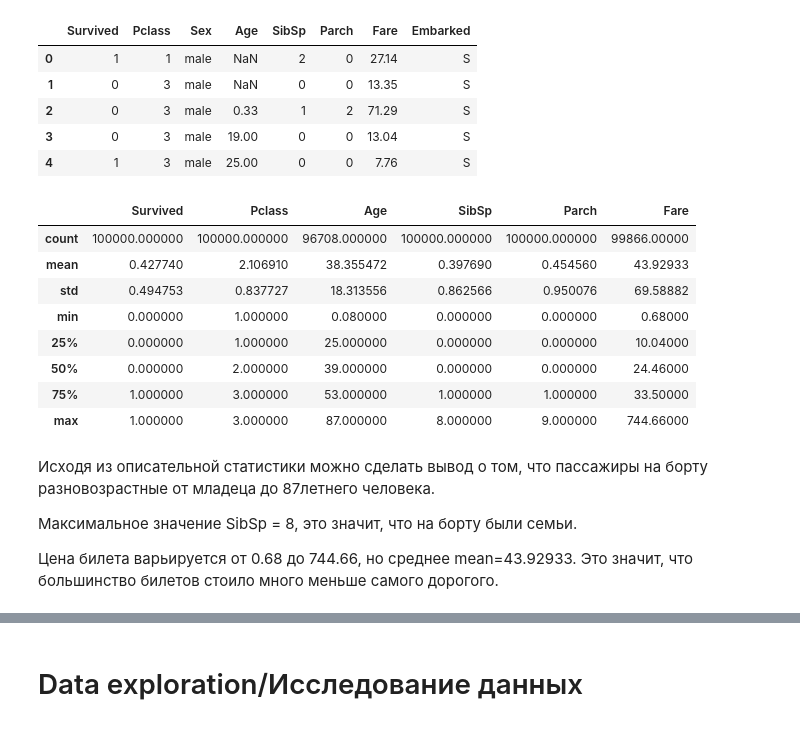
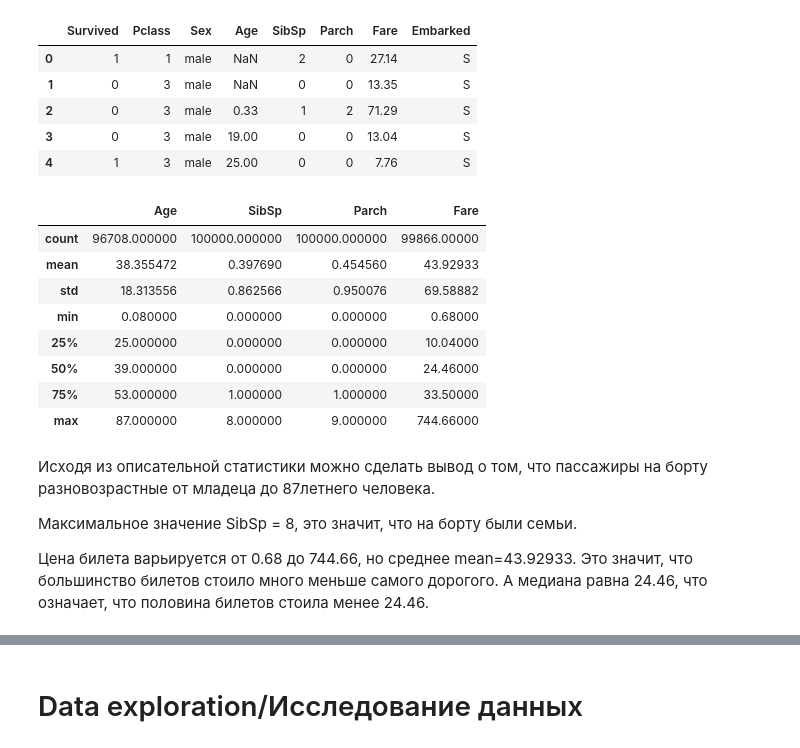
Before and after one commit to kirshak0yulia/Repository_1, a Jupyter notebook: eda.ipynb, the cells around one changed output, grey strips where cells are left out. Saved outputs shown, nothing was run; the diff lists cells and outputs as text; code cells hidden in the pictures.

```diff
--- a/eda.ipynb
+++ b/eda.ipynb
@@ -118,20 +121,20 @@ synthanic_data.head()
 | 4 | 1 | 3 | male | 25.00 | 0 | 0 | 7.76 | S |
 # %%
 #Описательная статистика данных
-synthanic_data.describe()
+synthanic_data[['Age', 'SibSp', 'Parch', 'Fare' ]].describe()
 # %% [output]
-|  | Survived | Pclass | Age | SibSp | Parch | Fare |
-| count | 100000.000000 | 100000.000000 | 96708.000000 | 100000.000000 | 100000.000000 | 99866.00000 |
-| mean | 0.427740 | 2.106910 | 38.355472 | 0.397690 | 0.454560 | 43.92933 |
-| std | 0.494753 | 0.837727 | 18.313556 | 0.862566 | 0.950076 | 69.58882 |
-| min | 0.000000 | 1.000000 | 0.080000 | 0.000000 | 0.000000 | 0.68000 |
-| 25% | 0.000000 | 1.000000 | 25.000000 | 0.000000 | 0.000000 | 10.04000 |
-| 50% | 0.000000 | 2.000000 | 39.000000 | 0.000000 | 0.000000 | 24.46000 |
-| 75% | 1.000000 | 3.000000 | 53.000000 | 1.000000 | 1.000000 | 33.50000 |
-| max | 1.000000 | 3.000000 | 87.000000 | 8.000000 | 9.000000 | 744.66000 |
+|  | Age | SibSp | Parch | Fare |
+| count | 96708.000000 | 100000.000000 | 100000.000000 | 99866.00000 |
+| mean | 38.355472 | 0.397690 | 0.454560 | 43.92933 |
+| std | 18.313556 | 0.862566 | 0.950076 | 69.58882 |
+| min | 0.080000 | 0.000000 | 0.000000 | 0.68000 |
+| 25% | 25.000000 | 0.000000 | 0.000000 | 10.04000 |
+| 50% | 39.000000 | 0.000000 | 0.000000 | 24.46000 |
+| 75% | 53.000000 | 1.000000 | 1.000000 | 33.50000 |
+| max | 87.000000 | 8.000000 | 9.000000 | 744.66000 |
 # %% [markdown]
 Исходя из описательной статистики можно сделать вывод о том, что пассажиры на борту разновозрастные от младеца до 87летнего человека.
 
 Максимальное значение SibSp	= 8, это значит, что на борту были семьи.
 
-Цена билета варьируется от 0.68 до 744.66, но среднее mean=43.92933. Это значит, что большинство билетов стоило много меньше самого дорогого.
+Цена билета варьируется от 0.68 до 744.66, но среднее mean=43.92933. Это значит, что большинство билетов стоило много меньше самого дорогого.  А медиана равна 24.46, что означает, что половина билетов стоила менее 24.46.
```
Also changed, not shown: parts of 42 cells of this notebook.
